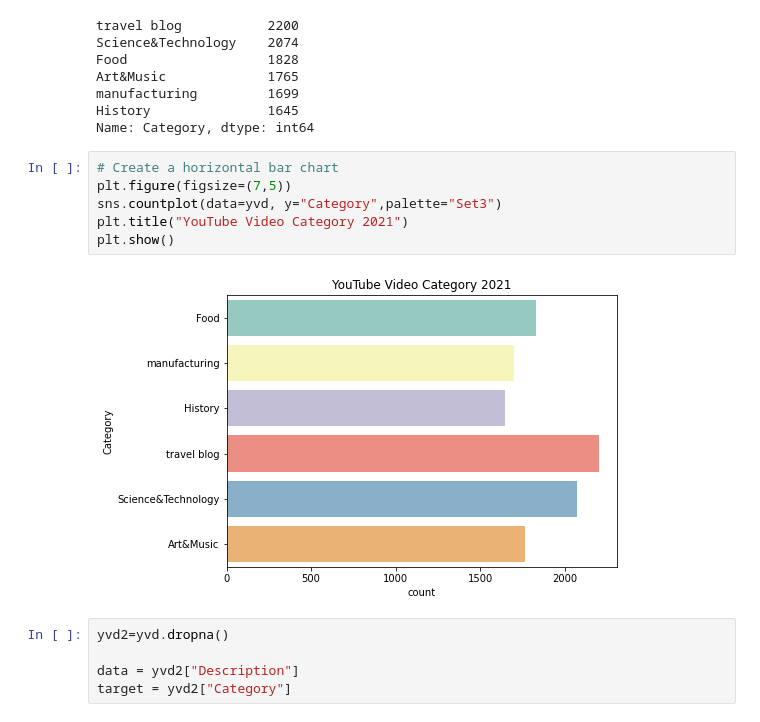
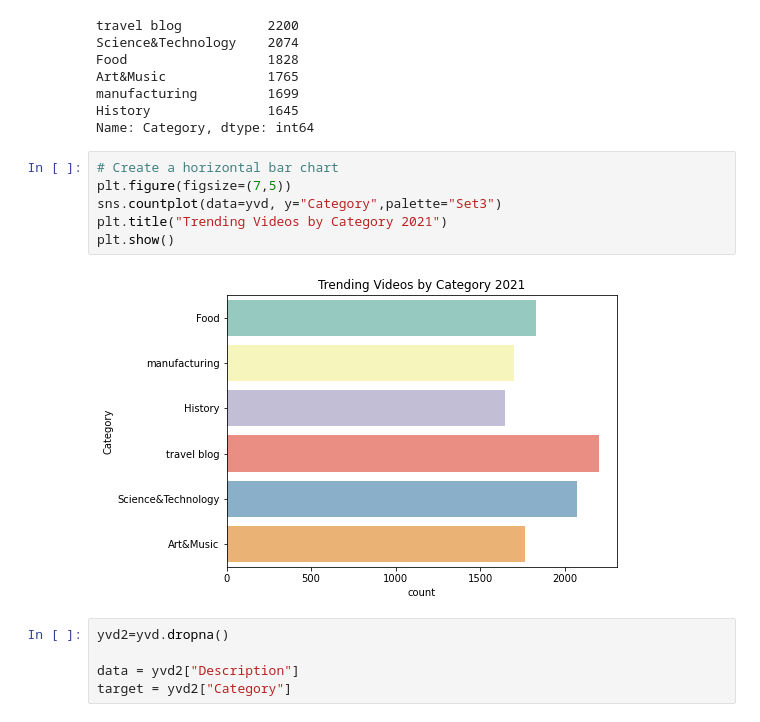
Before and after one commit to annsyj94/YouTube-Trends-2021, a Jupyter notebook: YouTube_Video_Category_2021.ipynb, the cells around one changed output. Drawn from its saved outputs; the diff is of its cells as text.

```diff
--- a/YouTube_Video_Category_2021.ipynb
+++ b/YouTube_Video_Category_2021.ipynb
@@ -60,11 +60,11 @@ Name: Category, dtype: int64
 # %%
 # Create a horizontal bar chart
 plt.figure(figsize=(7,5))
 sns.countplot(data=yvd, y="Category",palette="Set3")
-plt.title("YouTube Video Category 2021")
+plt.title("Trending Videos by Category 2021")
 plt.show()
 # %% [output]
-[figure, old version]
+[figure, new version]
 # %%
 yvd2=yvd.dropna()
 
```
Also changed, not shown: parts of 2 cells of this notebook.
